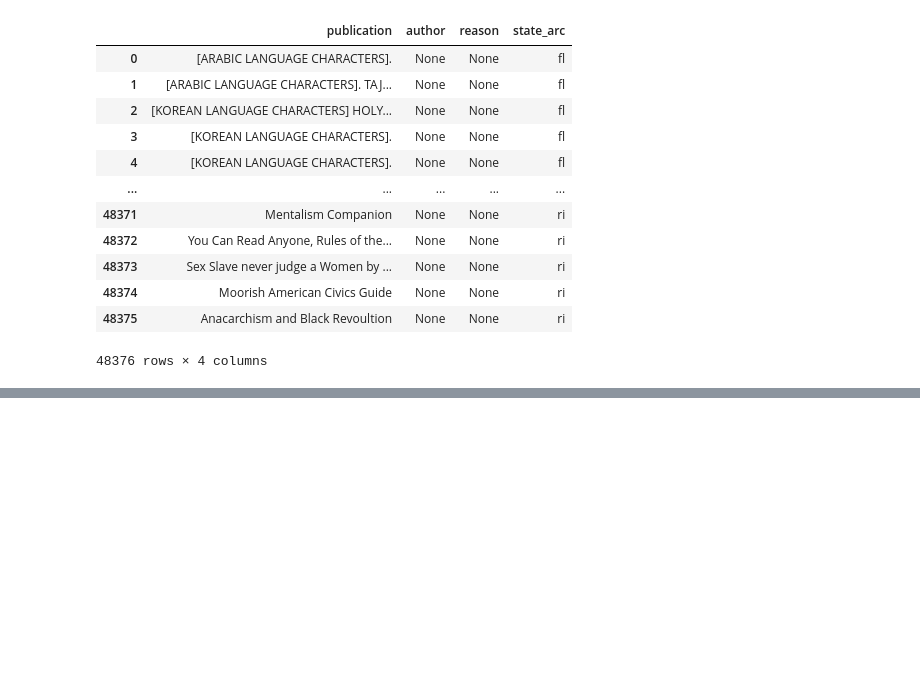
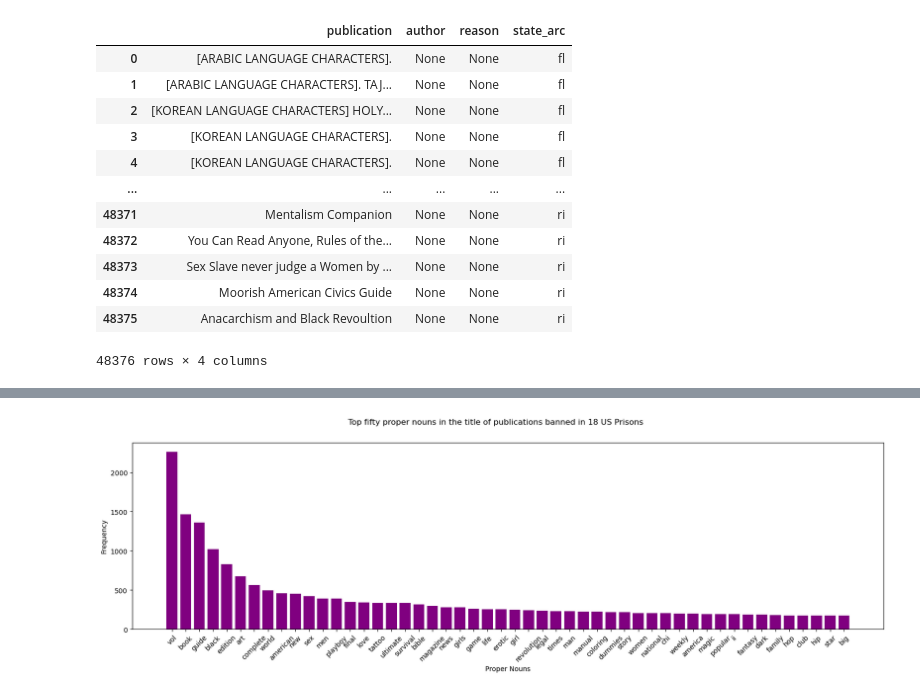
Before and after one commit to VivRibbon/Analyze-Banned-Books, a Jupyter notebook: Campbell_Final-Project.ipynb, the cells around one changed output, grey strips where cells are left out. Cells and saved outputs as stored; diff of their text form; code cells hidden in the pictures; blank space fills up the shorter version.

```diff
--- a/Campbell_Final-Project.ipynb
+++ b/Campbell_Final-Project.ipynb
@@ -168,0 +416,11 @@ states
+# %%
+plt.figure(figsize=(20, 5))
+plt.bar(Publication_Propn_Plot.index, Publication_Propn_Plot.tolist(), color="purple")
+plt.xlabel("Proper Nouns")
+plt.ylabel("Frequency")
+plt.xticks(rotation=45)
+plt.suptitle("Top fifty proper nouns in the title of publications banned in 18 US Prisons")
+plt.savefig("./publication_proper_nouns_graph.png", dpi=200)
+plt.show()
+# %% [output]
+[figure, added]
```
Also changed, not shown: parts of 26 cells of this notebook.
